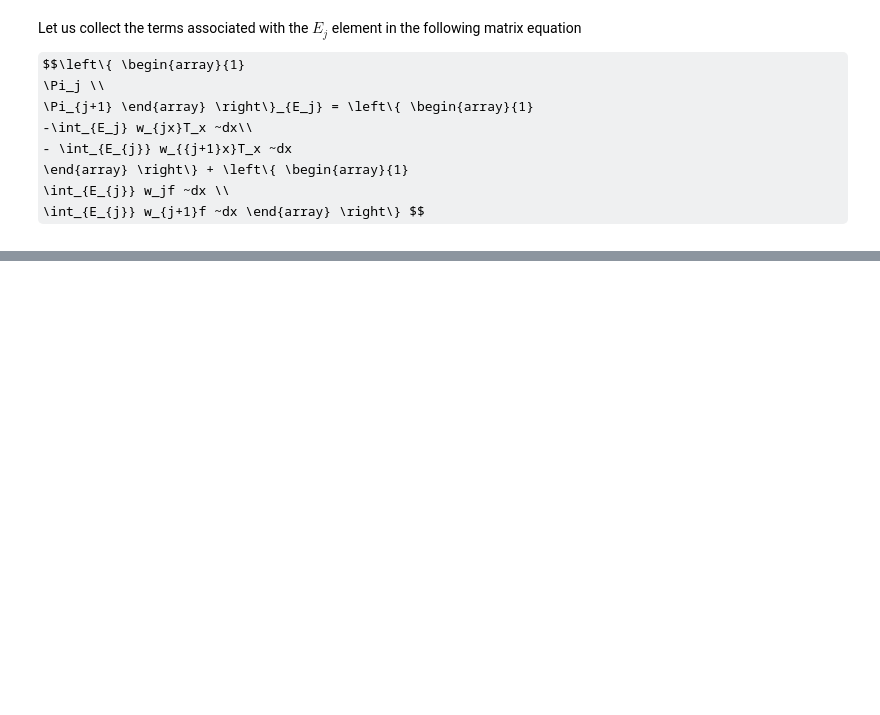
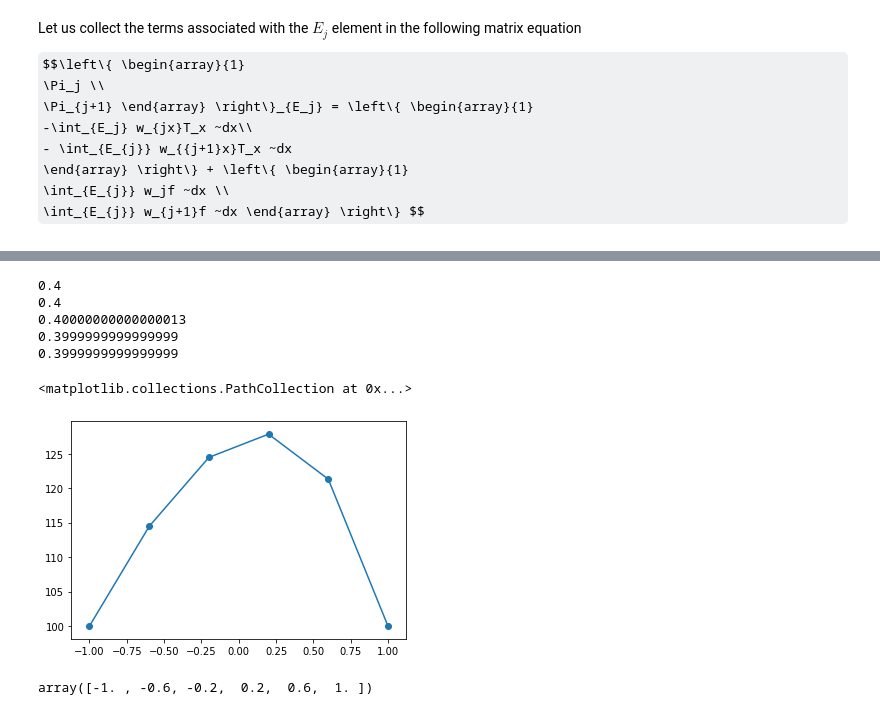
Before and after one commit to bharath-kamath705/FEM_PoissonEq, a Jupyter notebook: Poisson_Eq.ipynb, the cells around one changed output, grey strips where cells are left out. Drawn from its saved outputs; the diff is of its cells as text; code cells hidden in the pictures; some formulas as TeX source; blank space fills up the shorter version.

Commit message:
Working Galerkin FEM solver

```diff
--- a/Poisson_Eq.ipynb
+++ b/Poisson_Eq.ipynb
@@ -271,11 +293,51 @@ $$\left\{ \begin{array}{1}
 # %%
 #ppe = 20 # points per element
 #x = np.linspace(x_start, x_end, (n_elem)*(ppe-1)+1)
-# %%
-K = np.zeros([n_elem+1,n_elem+1])
-
-for j in range(1,n_elem-1):
-    K[j, j+1] = 1/dx
-    K[j, j-1] = -1/dx
+# %%
+# Populate global [K] matrix
+K = np.zeros([n_elem+1, n_elem+1])
+F = np.zeros([n_elem+1, 1])
+
+for j in range(0, n_elem):
+
+    dx = x_nodes[j+1] - x_nodes[j]
+    print(dx)
+
+    K[j,j] += -1/dx
+    K[j,j+1] += 1/dx
+
+    K[j+1,j] += 1/dx
+    K[j+1,j+1] += -1/dx
+
+    # some definitions for brevity
+    x1, x2 = x_nodes[j], x_nodes[j+1]
+    e1, e2 = np.exp(x1), np.exp(x2)
+
+    # F terms
+    F[j,0] += (-50/dx) * (-x2*e1 + e2 + x1*e1 - e1)
+    F[j+1, 0] += (-50/dx) * (x2*e2 - e2 - x1*e2 + e1)
+
+# Boundary Conditions
+K[0,0], K[n_elem, n_elem] = 1, 1
+F[0,0], F[n_elem, 0] = 100, 100
+
+K[n_elem, n_elem -1] = 0
+K[0, 1] = 0
+a = np.linalg.solve(K, F)
+
+plt.plot(x_nodes, a)
+plt.scatter(x_nodes, a)
+# %% [output]
+0.4
+0.4
+0.40000000000000013
+0.3999999999999999
+0.3999999999999999
+<matplotlib.collections.PathCollection at 0x...>
+[figure, added]
+# %%
+x_nodes
+# %% [output]
+array([-1. , -0.6, -0.2,  0.2,  0.6,  1. ])
 # %%
 K
```
Also changed, not shown: parts of 8 cells of this notebook.
